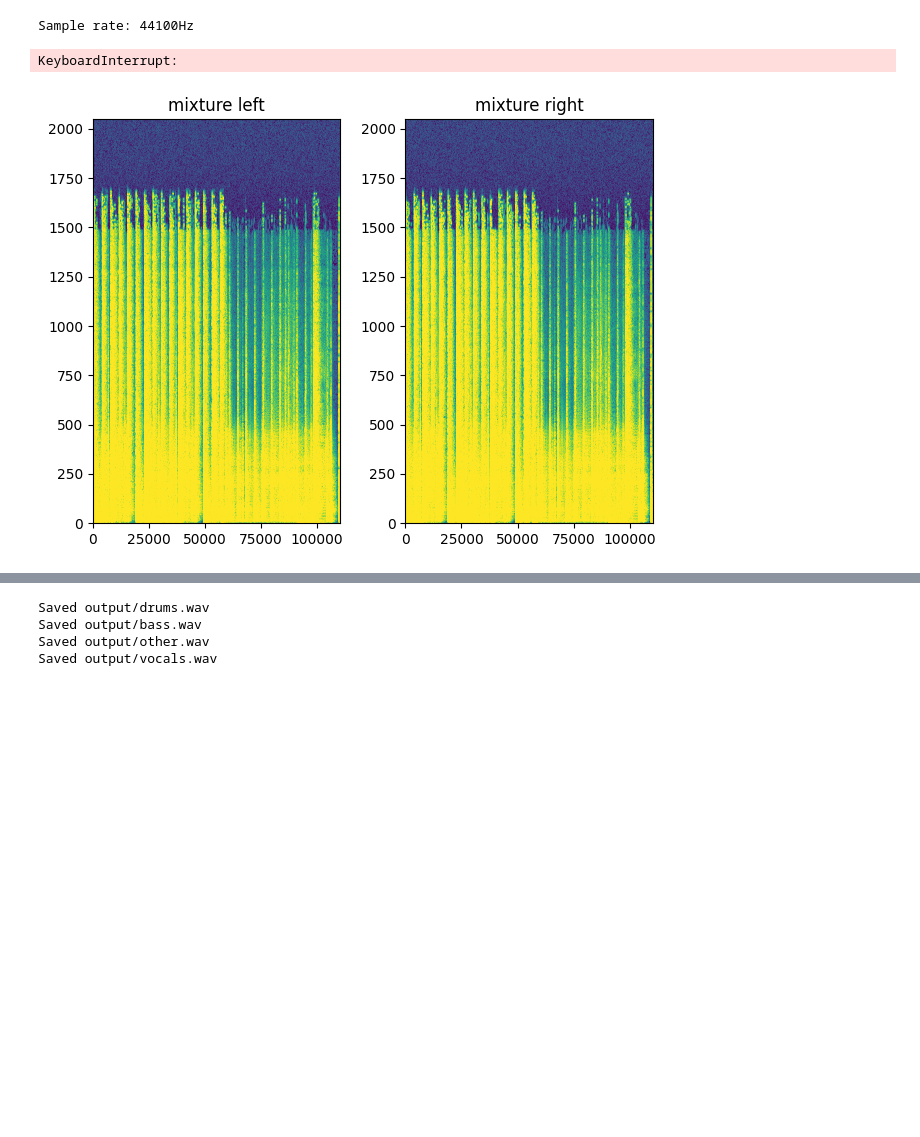
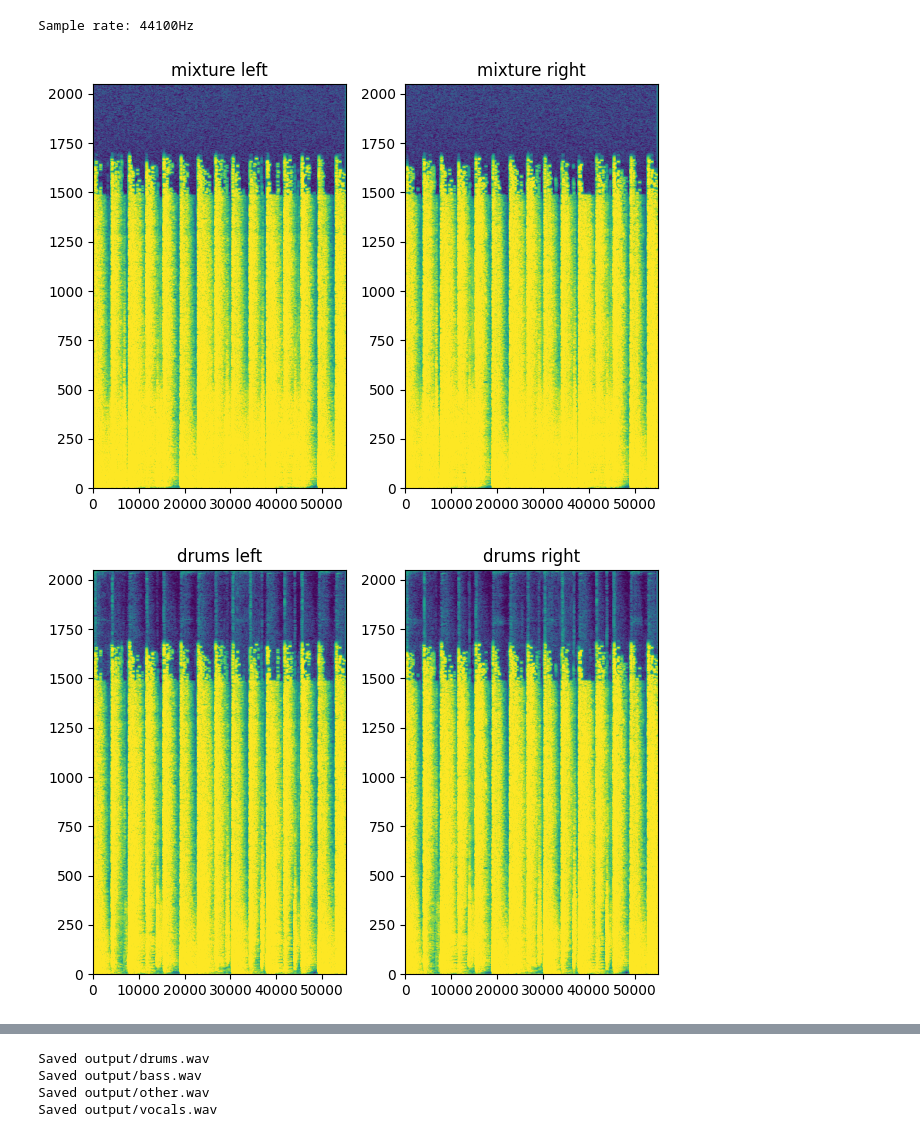
Before and after one commit to colfrog/projet-IFT-7031, a Jupyter notebook: projet.ipynb, the cells around one changed output, grey strips where cells are left out. Cells and saved outputs as stored; diff of their text form; code cells hidden in the pictures; blank space fills up the shorter version.

```diff
--- a/projet.ipynb
+++ b/projet.ipynb
@@ -123,11 +123,11 @@ stft = torchaudio.transforms.Spectrogram(
 )
 # %%
 start = 60*sample_rate
-end = 70*sample_rate
+end = 65*sample_rate
 
 plot_spectrogram(stft(mixture[:, start:end].cpu()), "mixture")
 for source in sources_list:
     plot_spectrogram(stft(audios[source][:, start:end].cpu()), source)
 # %% [output]
-KeyboardInterrupt:
-[figure, old version]
+[figure, new version]
+[figure, added]
```
Also changed, not shown: parts of 1 cell of this notebook, 7 other files.
